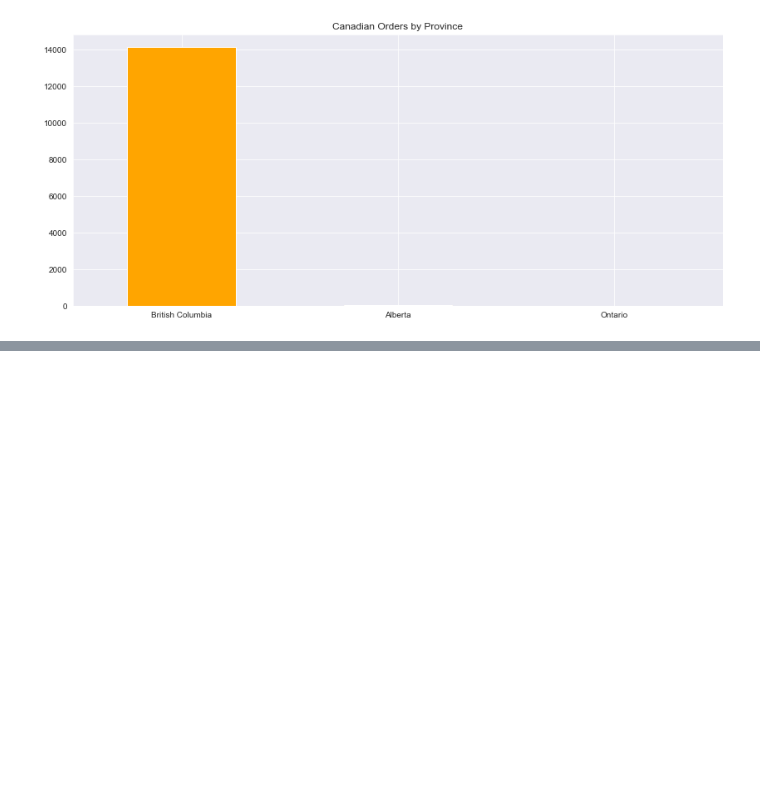
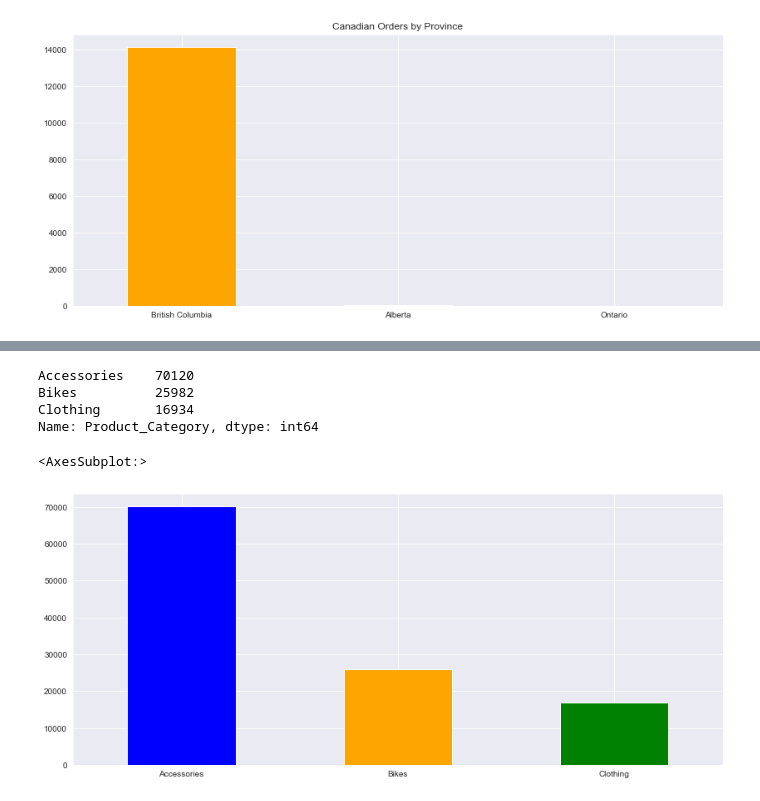
Before and after one commit to roblivesinottawa/sales_rental_analysis, a Jupyter notebook: notebooks/analysis3.ipynb, the cells around one changed output, grey strips where cells are left out. Cells and saved outputs as stored; diff of their text form; code cells hidden in the pictures; blank space fills up the shorter version.

```diff
--- a/notebooks/analysis3.ipynb
+++ b/notebooks/analysis3.ipynb
@@ -432,0 +442,13 @@ canadian_orders.plot(kind='bar', color='orange', rot=0, title='Canadian Orders b
+# %%
+df.Product_Category.value_counts()
+# %% [output]
+Accessories    70120
+Bikes          25982
+Clothing       16934
+Name: Product_Category, dtype: int64
+# %%
+colors = ['blue', 'orange', 'green']
+df.Product_Category.value_counts().plot(kind='bar', color=colors, rot=0)
+# %% [output]
+<AxesSubplot:>
+[figure, added]
```
Also changed, not shown: parts of 35 cells of this notebook.
